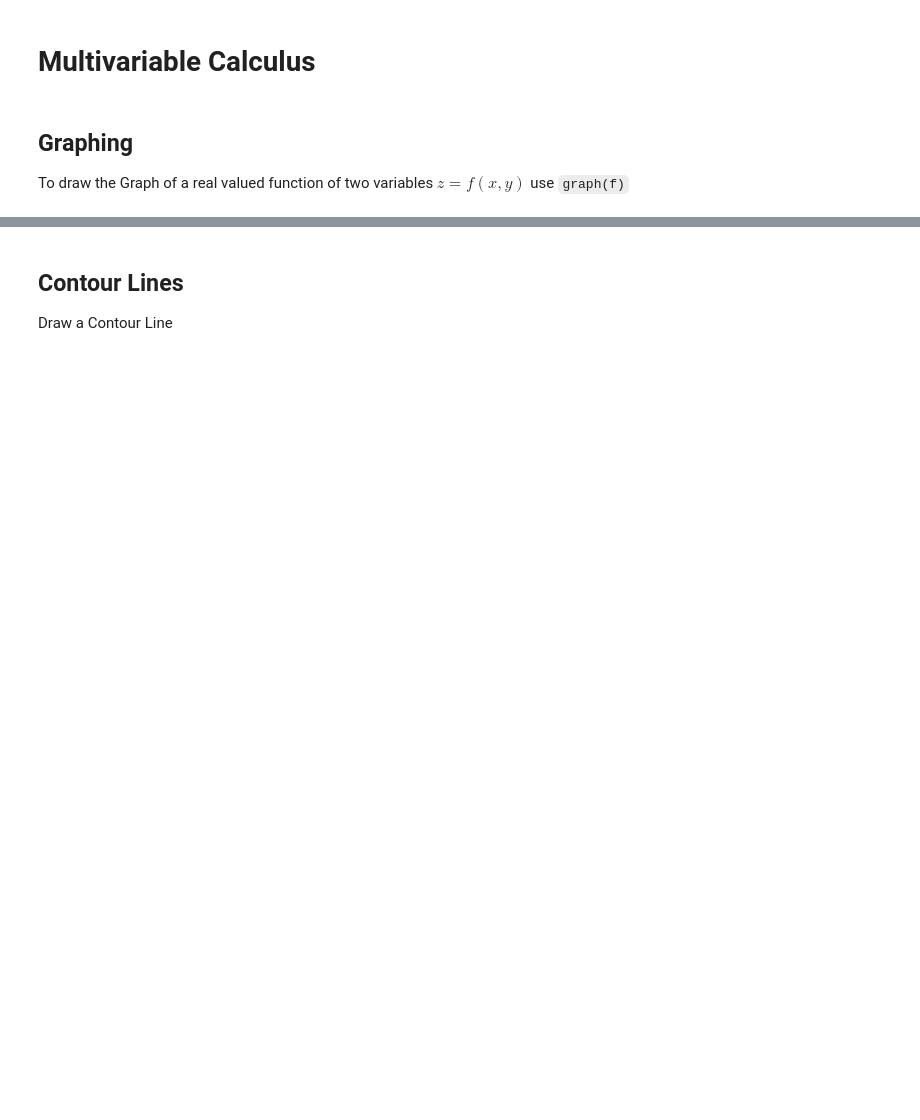
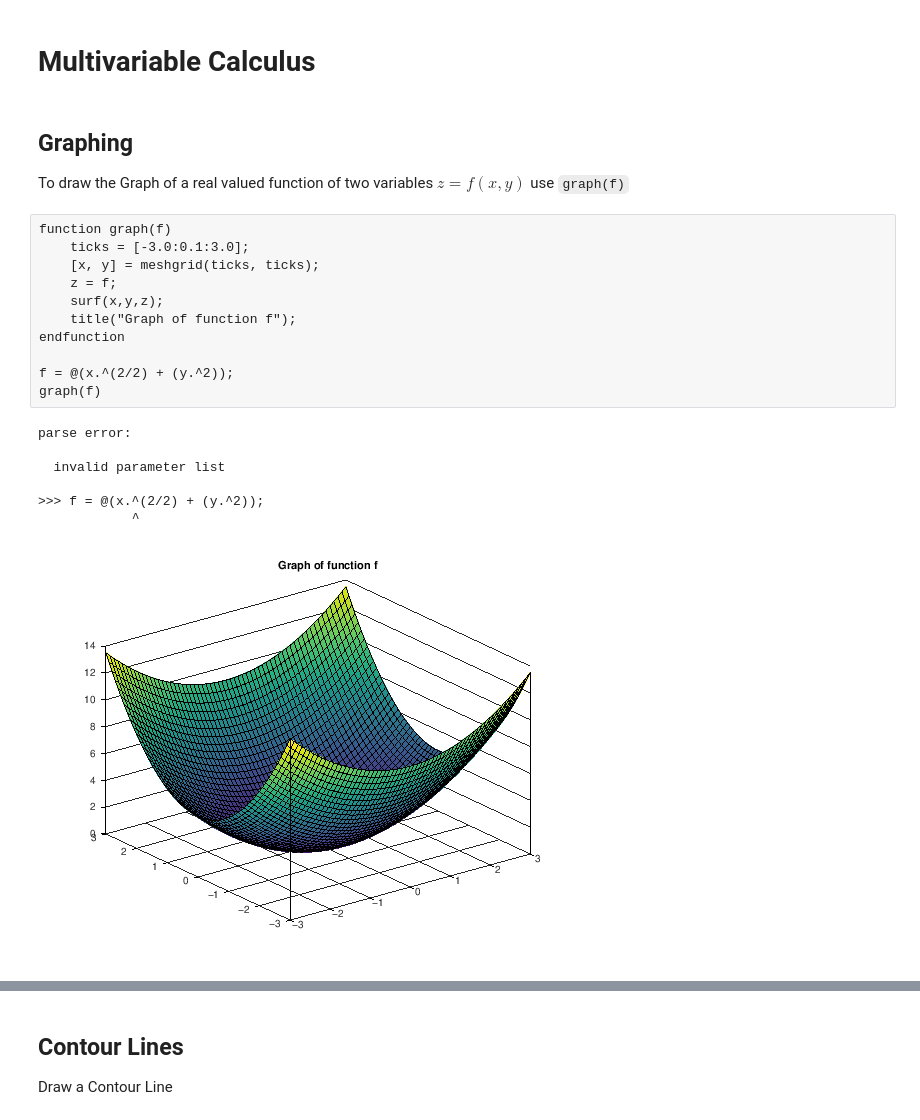
Before and after one commit to StephanStofer/hslu-imath-mep, a Jupyter notebook: Calculus.ipynb, the cells around one changed output, grey strips where cells are left out. Cells and saved outputs as stored; diff of their text form; blank space fills up the shorter version.

```diff
--- a/Calculus.ipynb
+++ b/Calculus.ipynb
@@ -7,4 +12,23 @@ pkg load symbolic # https://octave.sourceforge.io/symbolic/
 # %% [markdown]
 ## Graphing
 To draw the Graph of a real valued function of two variables $z=f(x,y)$ use `graph(f)`
+# %%
+function graph(f)
+    ticks = [-3.0:0.1:3.0];
+    [x, y] = meshgrid(ticks, ticks);
+    z = f;
+    surf(x,y,z);
+    title("Graph of function f");
+endfunction
+
+f = @(x.^(2/2) + (y.^2));
+graph(f)
+# %% [output]
+parse error:
+
+  invalid parameter list
+
+>>> f = @(x.^(2/2) + (y.^2));
+            ^
+[figure, added]
 # %%
```
Also changed, not shown: parts of 9 cells of this notebook, 4 other files.
